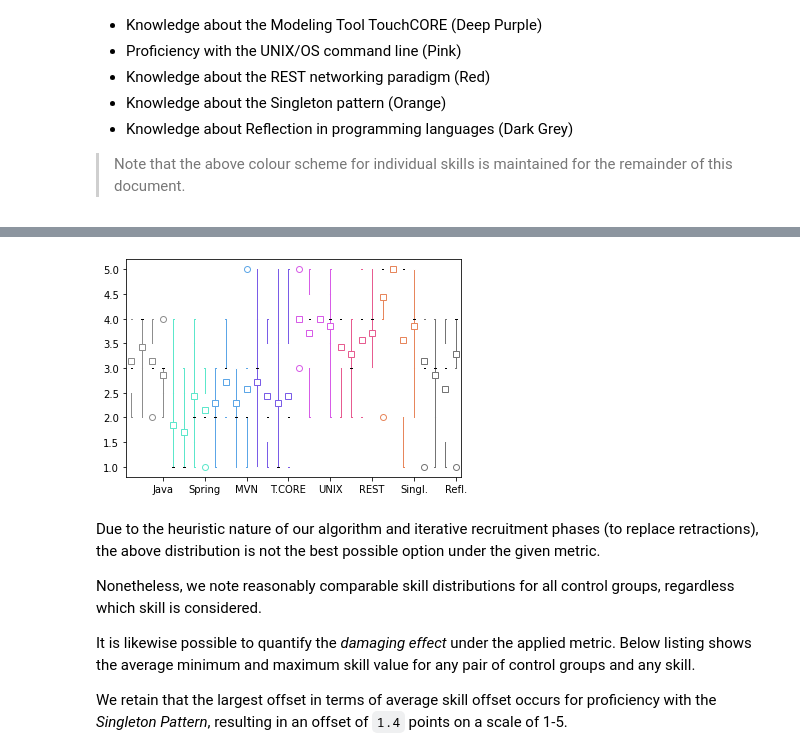
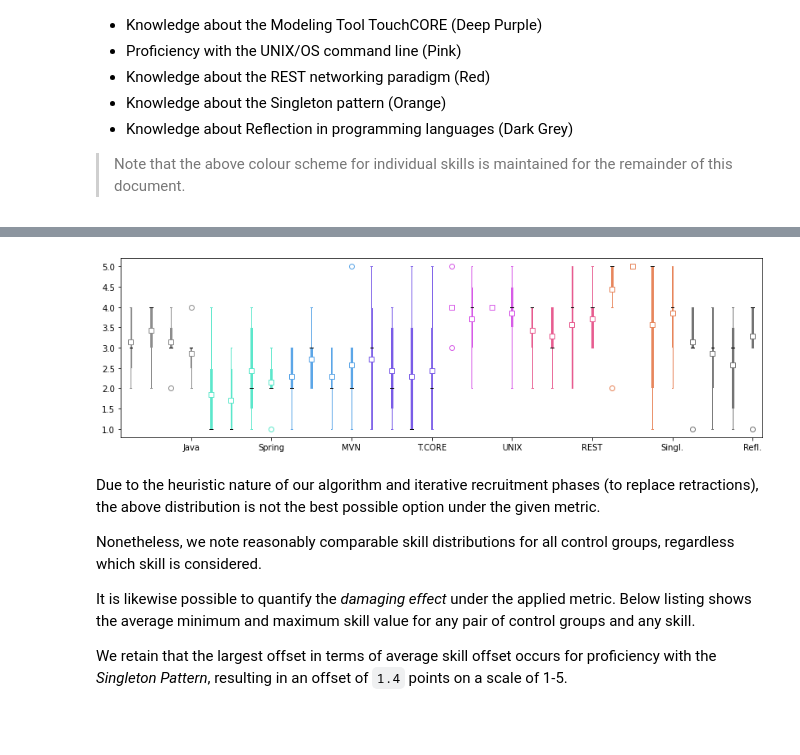
Before and after one commit to m5c/RestifyJupyter, a Jupyter notebook: Restify.ipynb, the cells around one changed output, grey strips where cells are left out. Cells and saved outputs as stored; diff of their text form; code cells hidden in the pictures; blank space fills up the shorter version.

Commit message:
added missing cell for skill stats

```diff
--- a/Restify.ipynb
+++ b/Restify.ipynb
@@ -142,11 +156,11 @@ Tho software also allows brute force testing force placement of replacement part
 
 The below boxplot shows the effective comparability of the final stable population. Every skill is represented by a series of four coloured boxplots, where each plot represents one control group. Ideally we would see the exact boxplot for each control group, that is to say equal mean (represented by a square) and equal distribution (represented by the whiskers).
 # %%
-# from jupyter_snippets.pseudo_cell_02_display_cgroups_skill_boxplot import cell_02
-#
-# cell_02()
+from jupyter_snippets.pseudo_cell_02_display_cgroups_skill_boxplot import cell_02
+
+cell_02()
 # %% [output]
-[figure, old version]
+[figure, new version]
 # %% [markdown]
 Due to the heuristic nature of our algorithm and iterative recruitment phases (to replace retractions), the above distribution is not the best possible option under the given metric.
 
```
Also changed, not shown: parts of 5 cells of this notebook.
